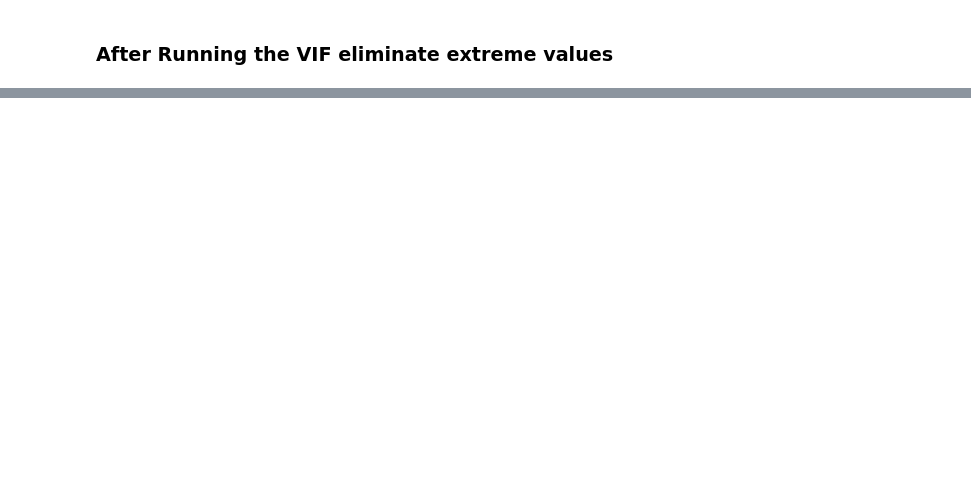
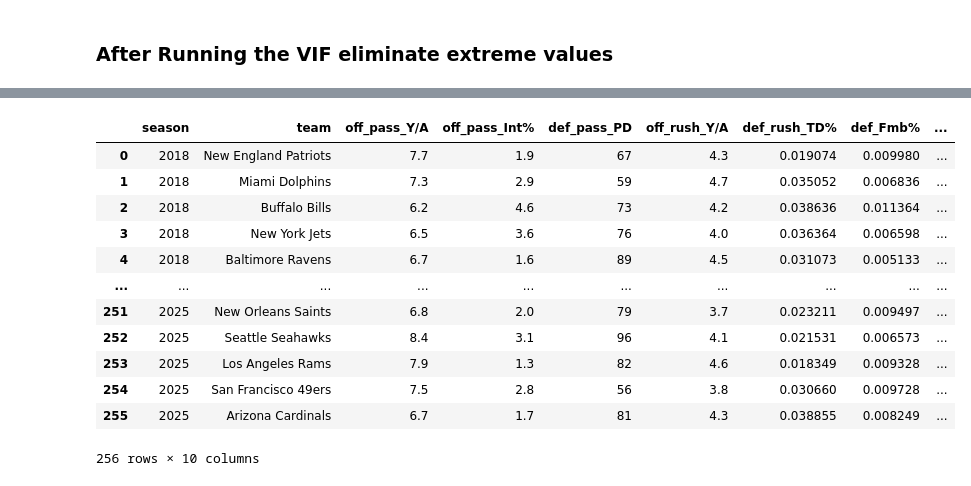
Before and after one commit to mattmarz94/nfl-decision-support-analytics, a Jupyter notebook: Data Preprocessing/reduce_features_dd.ipynb, the cells around one changed output, grey strips where cells are left out. Cells and saved outputs as stored; diff of their text form; code cells hidden in the pictures; blank space fills up the shorter version.

Commit message:
finalized reducing features for model ready csv

```diff
--- a/Data Preprocessing/reduce_features_dd.ipynb
+++ b/Data Preprocessing/reduce_features_dd.ipynb
@@ -429,3 +518,5 @@ Any inf? 0
+# %%
+X["def_pass_Int%"] = X["def_pass_Int%"].fillna(0)
 # %%
 from statsmodels.stats.outliers_influence import variance_inflation_factor
 import pandas as pd
@@ -457,3 +548,6 @@ print(vif)
 # %% [markdown]
 ### After Running the VIF eliminate extreme values
 # %%
+VIF_features = ['off_pass_Cmp%',
+                'def_pass_Cmp%'
+                ]
@@ -518,0 +718,26 @@ model_df.to_csv("team_stats_model_ready.csv", index=False)
+# %%
+final_features = [
+    # Passing (efficiency + mistakes)
+    "off_pass_Y/A",
+    "off_pass_Int%",
+
+    # Defensive passing disruption
+    "def_pass_PD",
+
+    # Rushing
+    "off_rush_Y/A",
+    "def_rush_TD%",
+
+    # Turnovers
+    "def_Fmb%",
+
+    # Pressure (choose one)
+    "def_adv_Prss%"   # or def_adv_Prss%
+]
+# %%
+X_final = X[final_features].copy()
+y = master_df["made_playoffs"].copy()
+
+# safety clean
+X_final = X_final.replace([np.inf, -np.inf], np.nan)
+X_final = X_final.fillna(X_final.median(numeric_only=True))
@@ -518,0 +798,25 @@ model_df.to_csv("team_stats_model_ready.csv", index=False)
+# %%
+model_df = pd.concat(
+    [
+        master_df[["season","team"]],  # identifiers
+        X_final,
+        y
+    ],
+    axis=1
+)
+
+model_df
+# %% [output]
+|  | season | team | off_pass_Y/A | off_pass_Int% | def_pass_PD | off_rush_Y/A | def_rush_TD% | def_Fmb% | ... |
+| 0 | 2018 | New England Patriots | 7.7 | 1.9 | 67 | 4.3 | 0.019074 | 0.009980 | ... |
+| 1 | 2018 | Miami Dolphins | 7.3 | 2.9 | 59 | 4.7 | 0.035052 | 0.006836 | ... |
+| 2 | 2018 | Buffalo Bills | 6.2 | 4.6 | 73 | 4.2 | 0.038636 | 0.011364 | ... |
+| 3 | 2018 | New York Jets | 6.5 | 3.6 | 76 | 4.0 | 0.036364 | 0.006598 | ... |
+| 4 | 2018 | Baltimore Ravens | 6.7 | 1.6 | 89 | 4.5 | 0.031073 | 0.005133 | ... |
+| ... | ... | ... | ... | ... | ... | ... | ... | ... | ... |
+| 251 | 2025 | New Orleans Saints | 6.8 | 2.0 | 79 | 3.7 | 0.023211 | 0.009497 | ... |
+| 252 | 2025 | Seattle Seahawks | 8.4 | 3.1 | 96 | 4.1 | 0.021531 | 0.006573 | ... |
+| 253 | 2025 | Los Angeles Rams | 7.9 | 1.3 | 82 | 4.6 | 0.018349 | 0.009328 | ... |
+| 254 | 2025 | San Francisco 49ers | 7.5 | 2.8 | 56 | 3.8 | 0.030660 | 0.009728 | ... |
+| 255 | 2025 | Arizona Cardinals | 6.7 | 1.7 | 81 | 4.3 | 0.038855 | 0.008249 | ... |
+256 rows × 10 columns
```
Also changed, not shown: parts of 29 cells of this notebook, 1 other file.
